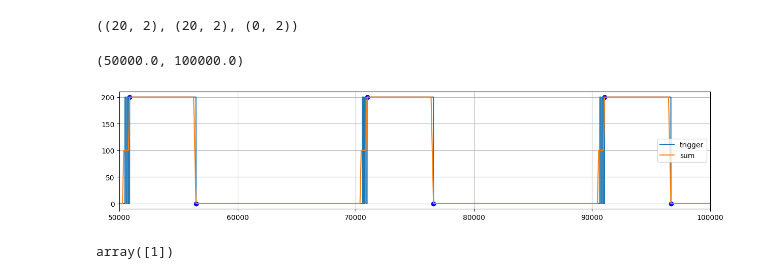
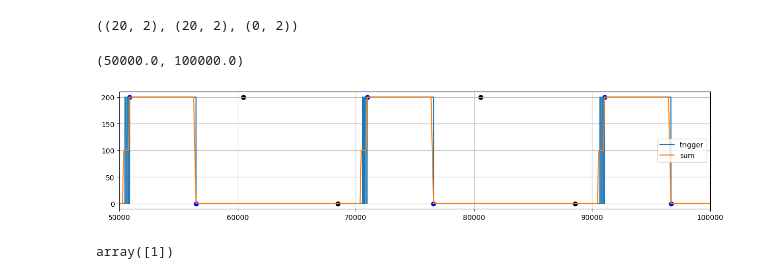
Before and after one commit to JuliaRory/Agency_EBCI, a Jupyter notebook: notebooks/02_parse_resonance_file.ipynb, the cells around one changed output. Saved outputs shown, nothing was run; the diff lists cells and outputs as text; code cells hidden in the pictures.

```diff
--- a/notebooks/02_parse_resonance_file.ipynb
+++ b/notebooks/02_parse_resonance_file.ipynb
@@ -208,27 +208,31 @@ idxs1.shape, idxs2.shape, idxs3.shape
 # %%
 n = 1
 fig, ax = plt.subplots(n, 1, figsize=(15, int(3*n)), sharex=True)
 
 ax.plot(trigger * window_size, label="trigger")
 ax.plot(strigger, label="sum")
 # ax.plot(np.diff(strigger)  * window_size, label="sum diff", linewidth=.5)
 # ax.plot(dtrigger*window_size)
 
 for event, label in zip(events, labels):
     color = palette[label[0]]
     ax.scatter(event[0], window_size, color=color)
     ax.scatter(event[1], 0, color=color)
 
+for idx in idxs1:
+    ax.scatter(idx[0], window_size, color="black")
+    ax.scatter(idx[1], 0, color="black")
+
 ax.legend()
 
 ax.grid()
 # xrange = [start_idx[105]-2000, end_idx[105]+500] #start_idx[-1]+5000]
 # ax.axvline(start_idx[105]-600)
 xrange = [50000, 100000]
 ax.set_xlim(xrange)
 # %% [output]
 (50000.0, 100000.0)
-[figure, old version]
+[figure, new version]
 # %%
 label
 # %% [output]
```
Also changed, not shown: 58 other files.
